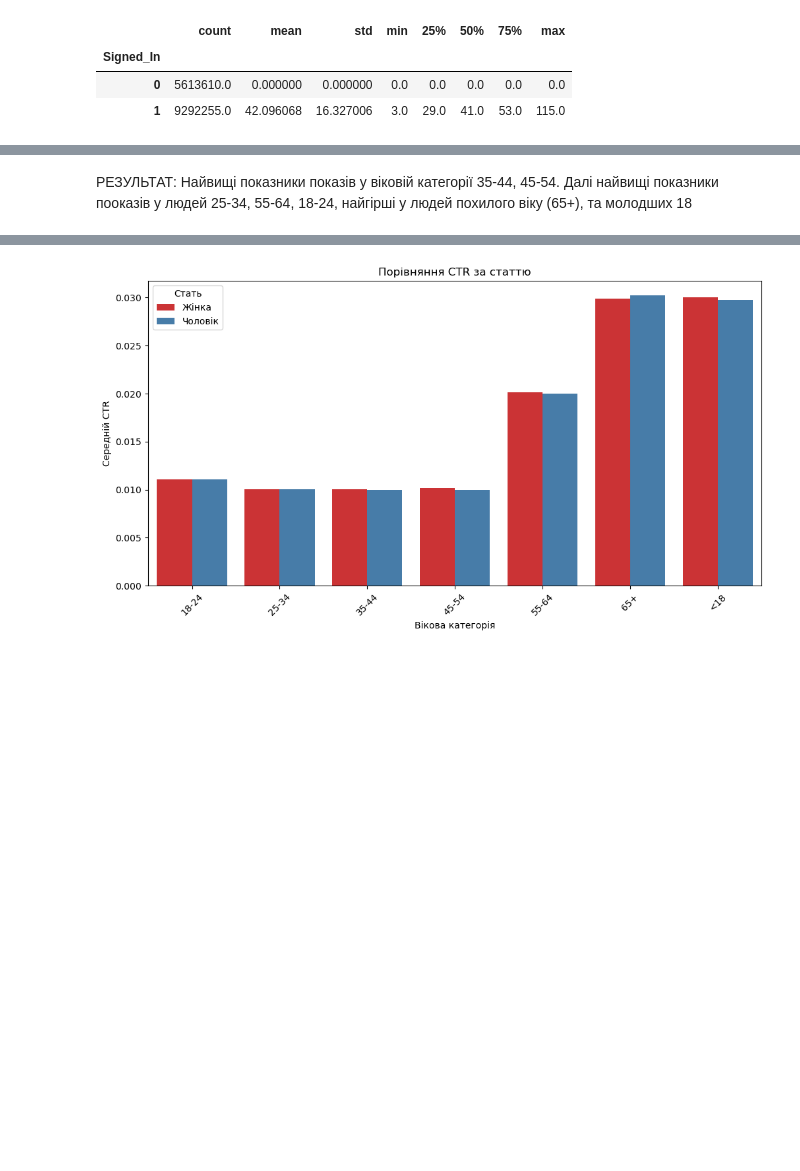
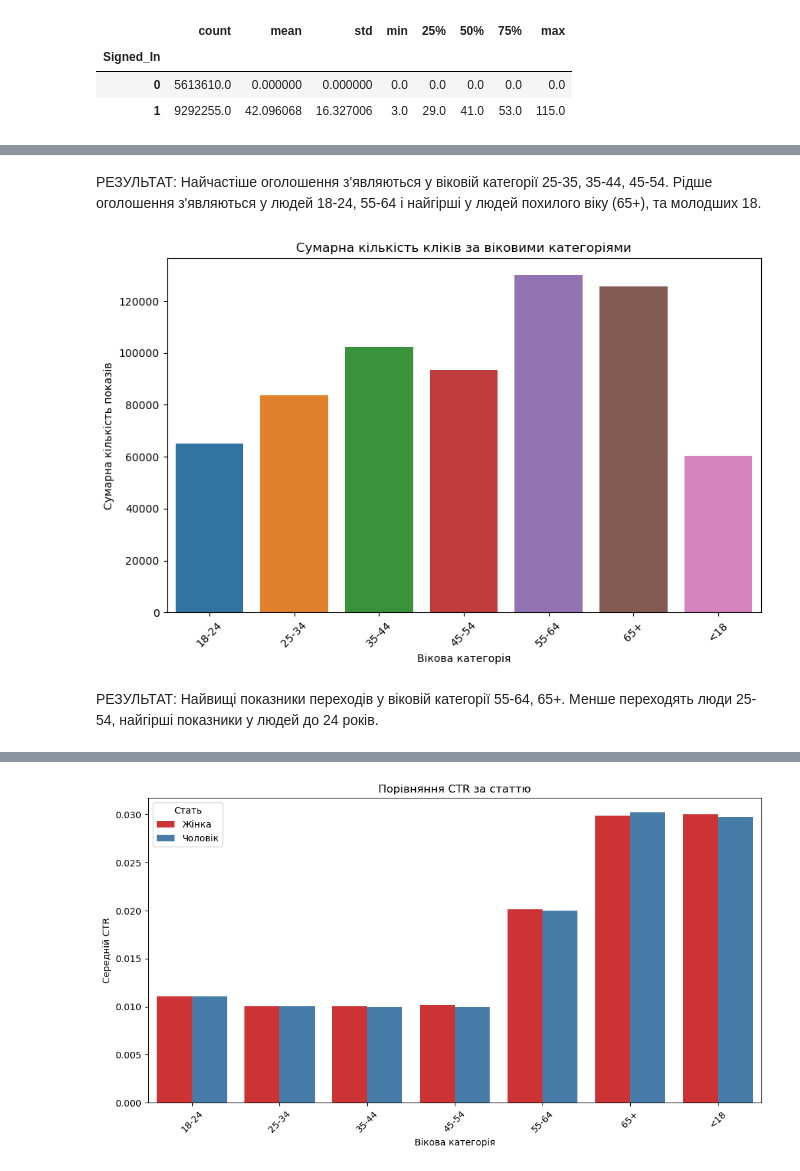
Before and after one commit to andrewshemchuk/DataScience, a Jupyter notebook: Lab1/dds_datasets/Lab1.ipynb, the cells around one changed output, grey strips where cells are left out. Drawn from its saved outputs; the diff is of its cells as text; code cells hidden in the pictures; blank space fills up the shorter version.

```diff
--- a/Lab1/dds_datasets/Lab1.ipynb
+++ b/Lab1/dds_datasets/Lab1.ipynb
@@ -112,3 +132,18 @@ plt.show()
+# %% [markdown]
+РЕЗУЛЬТАТ:
+Найчастіше оголошення з'являються у віковій категорії 25-35, 35-44, 45-54. Рідше оголошення з'являються у людей 18-24, 55-64 і найгірші у людей похилого віку (65+), та молодших 18.
+# %%
+age_grouped = df_copy.groupby('age_category')['Clicks'].sum().reset_index()
+
+plt.figure(figsize=(10, 6))
+sns.barplot(x='age_category', y='Clicks', data=age_grouped)
+plt.title('Сумарна кількість кліків за віковими категоріями')
+plt.xlabel('Вікова категорія')
+plt.ylabel('Сумарна кількість показів')
+plt.xticks(rotation=45)
+plt.show()
+# %% [output]
+[figure, added]
 # %% [markdown]
 РЕЗУЛЬТАТ:
-Найвищі показники показів у віковій категорії 35-44, 45-54. Далі найвищі показники пооказів у людей 25-34, 55-64, 18-24, найгірші у людей похилого віку (65+), та молодших 18
+Найвищі показники переходів у віковій категорії 55-64, 65+. Менше переходять люди 25-54, найгірші показники у людей до 24 років.
```
Also changed, not shown: parts of 12 cells of this notebook.
